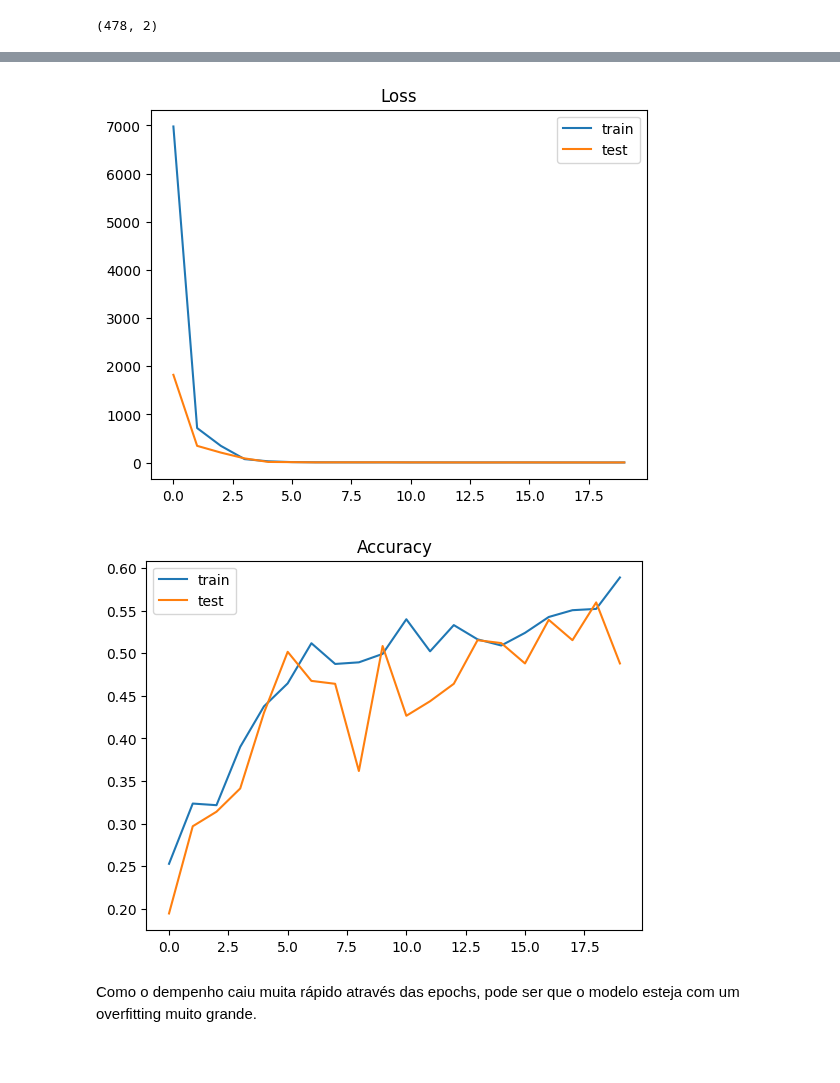
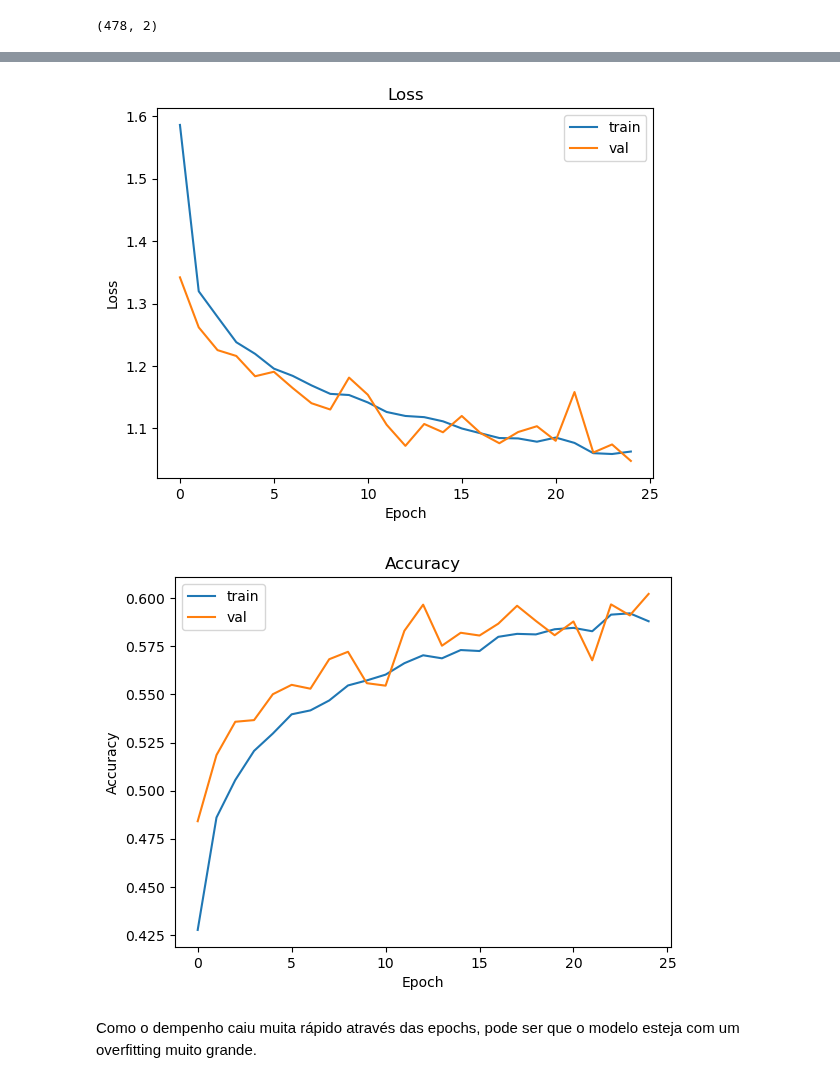
Before and after one commit to MekhyW/Facial-Emotion-Classification, a Jupyter notebook: GNN/model_test_gnn.ipynb, the cells around one changed output, grey strips where cells are left out. Cells and saved outputs as stored; diff of their text form; code cells hidden in the pictures.

```diff
--- a/GNN/model_test_gnn.ipynb
+++ b/GNN/model_test_gnn.ipynb
@@ -142,10 +145,10 @@ from sklearn.model_selection import train_test_split
 
 
 # Split the dataset into train and test sets, shuffling the data
-X_train, X_test, y_train, y_test = train_test_split(meshs_list_concat, target_list_concat, test_size=0.1, shuffle=True, random_state=42)
+X_train, X_test, y_train, y_test = train_test_split(meshs_list_concat, target_list_concat, test_size=0.2, shuffle=True, random_state=42)
 
 # Split the train set into train and validation sets
-X_train, X_val, y_train, y_val = train_test_split(X_train, y_train, test_size=0.1, shuffle=True, random_state=42)
+X_train, X_val, y_train, y_val = train_test_split(X_train, y_train, test_size=0.2, shuffle=True, random_state=42)
 # %%
 # import concat from tensorflow
 from tensorflow import concat
@@ -211,10 +232,14 @@ adj = tf.sparse.from_dense(tf.convert_to_tensor(get_mediapipe_adjacency_matrix()
 
 X_in = Input(shape=(N, F))
 
-graph_conv_1 = GINConv(32, activation="elu", kernel_regularizer=l2(l2_reg), use_bias=True)([X_in, adj])
-graph_conv_2 = GINConv(32, activation="elu", kernel_regularizer=l2(l2_reg), use_bias=True)([graph_conv_1, adj])
+graph_conv_1 = GINConv(32, activation="tanh", kernel_regularizer=l2(l2_reg), use_bias=True)([X_in, adj])
+graph_conv_drop1 = Dropout(0.25)(graph_conv_1)
+graph_conv_2 = GINConv(32, activation="tanh", kernel_regularizer=l2(l2_reg), use_bias=True)([graph_conv_drop1, adj])
+
 flatten = Flatten()(graph_conv_2)
 fc = Dense(512, activation="relu")(flatten)
+fc = Dense(256, activation="mish")(fc)
+fc = Dense(128, activation="relu")(fc)
 output = Dense(n_out, activation="softmax")(fc)
 # %%
 # Build model
@@ -254,7 +279,7 @@ history = model.fit(
     y__train_tensor,
     batch_size=batch_size,
     validation_data=(X__val_tensor, y__val_tensor),
-    epochs=20,
+    epochs=epochs*5,
     callbacks=[EarlyStopping(patience=es_patience)],
 )
 # %% [output]
@@ -278,22 +303,29 @@ Epoch 20/20
 # %%
 # ploting the training and validation loss
 
 import matplotlib.pyplot as plt
 
 plt.plot(history.history["loss"], label="train")
-plt.plot(history.history["val_loss"], label="test")
+plt.plot(history.history["val_loss"], label="val")
+plt.ylabel("Loss")
+plt.xlabel("Epoch")
 plt.title("Loss")
 plt.legend()
+plt.savefig('loss.png', dpi=300)
 plt.show()
 
 plt.plot(history.history["acc"], label="train")
-plt.plot(history.history["val_acc"], label="test")
+plt.plot(history.history["val_acc"], label="val")
+plt.ylabel("Accuracy")
+plt.xlabel("Epoch")
 plt.title("Accuracy")
 plt.legend()
+# save with 300 dpi
+plt.savefig('loss_acc.png', dpi=300)
 plt.show()
 # %% [output]
-[figure, old version]
+[figure, new version]
-[figure, old version]
+[figure, new version]
 # %% [markdown]
 Como o dempenho caiu muita rápido através das epochs, pode ser que o modelo esteja com um overfitting muito grande.
 # %%
```
Also changed, not shown: parts of 16 cells of this notebook, 7 other files.
